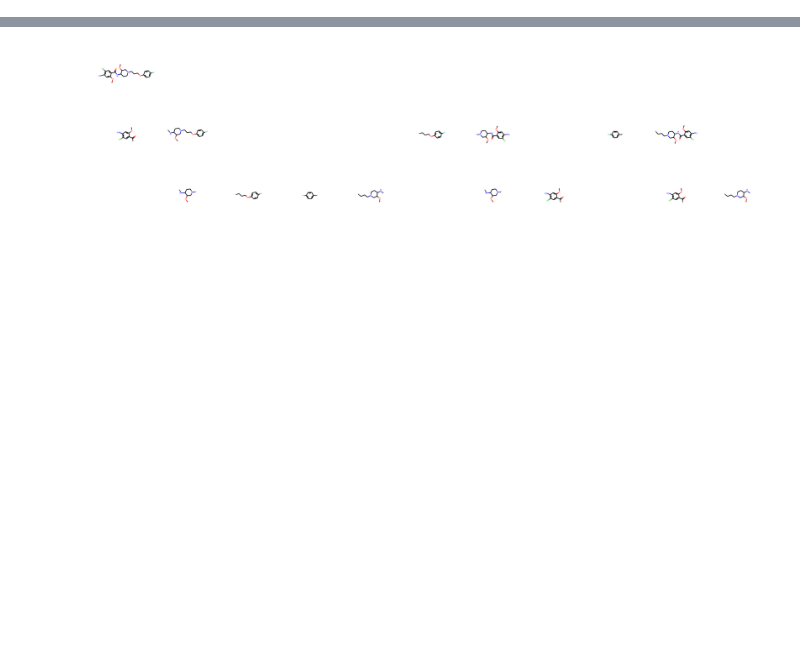
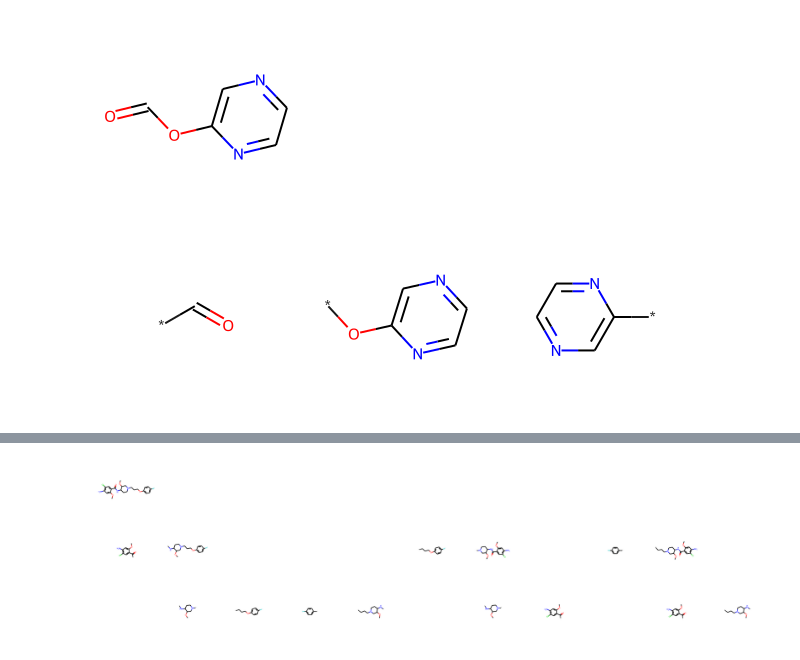
Before and after one commit to bertiewooster/RDKit-playing, a Jupyter notebook: recap_clean.ipynb, the cells around one changed output, grey strips where cells are left out. Saved outputs shown, nothing was run; the diff lists cells and outputs as text; code cells hidden in the pictures; blank space fills up the shorter version.

```diff
--- a/recap_clean.ipynb
+++ b/recap_clean.ipynb
@@ -104,0 +108,4 @@ molecule_recap_tree("c1ccccc1OCCOC(=O)CC")
+# %%
+molecule_recap_tree("n1c(OC=O)cncc1")
+# %% [output]
+[figure, added]
```
Also changed, not shown: parts of 7 cells of this notebook.
